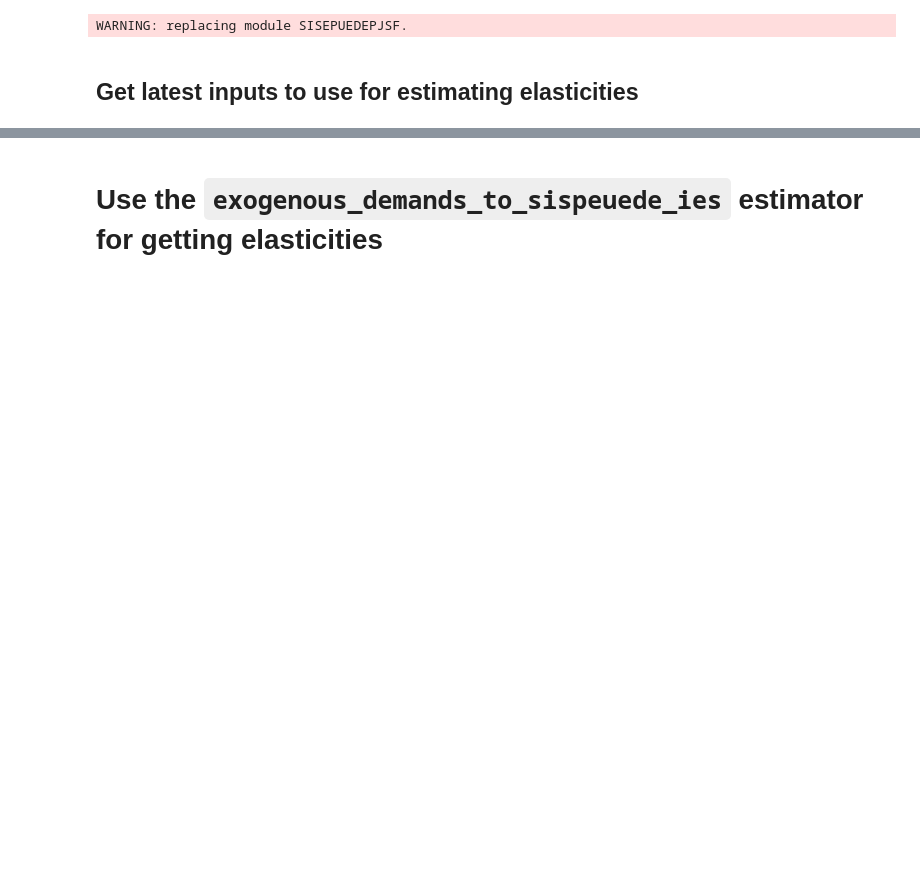
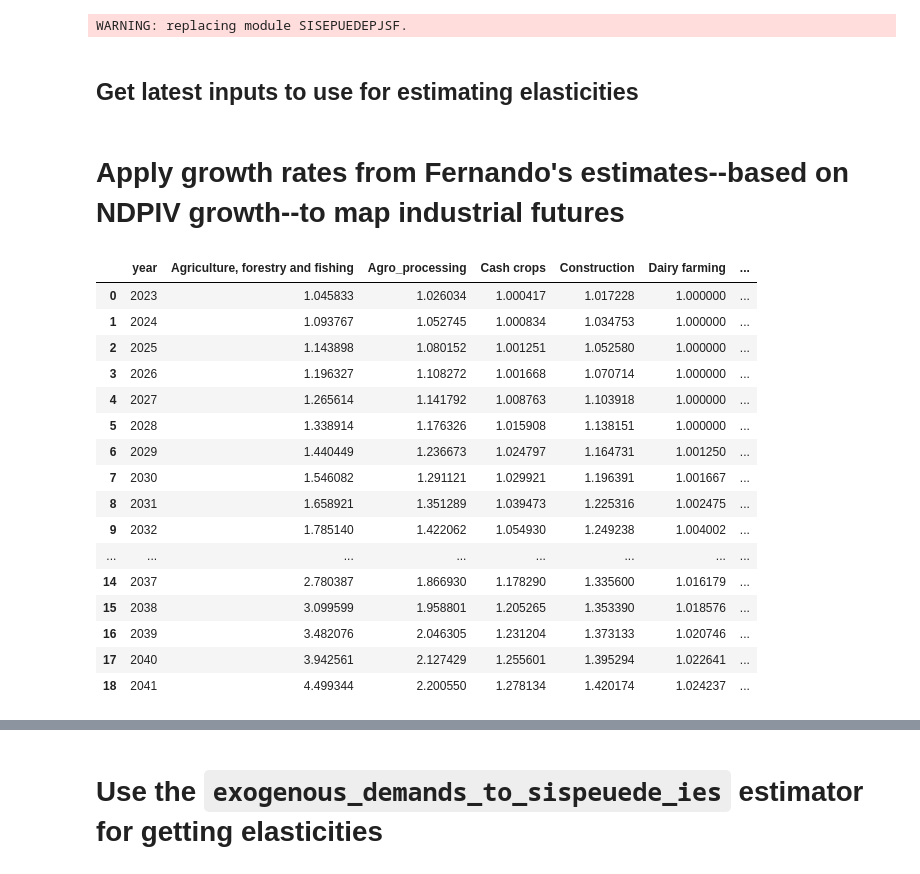
Before and after one commit to sisepuede-framework/ssp_uganda_data, a Jupyter notebook: data_processing/ELASTICITIES_INDUSTRIAL_PRODUCTION.ipynb, the cells around one changed output, grey strips where cells are left out. Drawn from its saved outputs; the diff is of its cells as text; code cells hidden in the pictures; blank space fills up the shorter version.

```diff
--- a/data_processing/ELASTICITIES_INDUSTRIAL_PRODUCTION.ipynb
+++ b/data_processing/ELASTICITIES_INDUSTRIAL_PRODUCTION.ipynb
@@ -92,0 +97,2 @@ time_period_project_first = int(float(df_ext[time_periods.field_time_period].max
+# %% [markdown]
+# Apply growth rates from Fernando's estimates--based on NDPIV growth--to map industrial futures
@@ -92,0 +161,50 @@ time_period_project_first = int(float(df_ext[time_periods.field_time_period].max
+# %%
+df_ndpiv_ests_to_vals = df_ndpiv_ests.copy()
+df_ndpiv_ests_to_vals[time_periods.field_year] += 1
+
+# get set of years to merge to s
+df_years_base = pd.DataFrame(
+    {
+        time_periods.field_year: range(
+            df_ext_by_year[time_periods.field_year].max() + 1,
+            df_ndpiv_ests_to_vals[time_periods.field_year].max() + 1,
+        )
+    }
+)
+
+# convert this to scalars
+df_ndpiv_ests_to_scalars = (
+    pd.merge(
+        df_years_base,
+        df_ndpiv_ests_to_vals,
+        how = "left"
+    )
+    .bfill()
+)
+
+# convert to scalars that are applied to the last time period
+arr_prod_proj = df_ndpiv_ests_to_scalars[all_sectors_ndpiv].to_numpy()
+arr_prod_proj = np.cumprod(
+    1 + arr_prod_proj,
+    axis = 0,
+)
+
+df_ndpiv_ests_to_scalars[all_sectors_ndpiv] = arr_prod_proj
+# %% [output]
+|  | year | Agriculture, forestry and fishing | Agro_processing | Cash crops | Construction | Dairy farming | ... |
+| 0 | 2023 | 1.045833 | 1.026034 | 1.000417 | 1.017228 | 1.000000 | ... |
+| 1 | 2024 | 1.093767 | 1.052745 | 1.000834 | 1.034753 | 1.000000 | ... |
+| 2 | 2025 | 1.143898 | 1.080152 | 1.001251 | 1.052580 | 1.000000 | ... |
+| 3 | 2026 | 1.196327 | 1.108272 | 1.001668 | 1.070714 | 1.000000 | ... |
+| 4 | 2027 | 1.265614 | 1.141792 | 1.008763 | 1.103918 | 1.000000 | ... |
+| 5 | 2028 | 1.338914 | 1.176326 | 1.015908 | 1.138151 | 1.000000 | ... |
+| 6 | 2029 | 1.440449 | 1.236673 | 1.024797 | 1.164731 | 1.001250 | ... |
+| 7 | 2030 | 1.546082 | 1.291121 | 1.029921 | 1.196391 | 1.001667 | ... |
+| 8 | 2031 | 1.658921 | 1.351289 | 1.039473 | 1.225316 | 1.002475 | ... |
+| 9 | 2032 | 1.785140 | 1.422062 | 1.054930 | 1.249238 | 1.004002 | ... |
+| ... | ... | ... | ... | ... | ... | ... | ... |
+| 14 | 2037 | 2.780387 | 1.866930 | 1.178290 | 1.335600 | 1.016179 | ... |
+| 15 | 2038 | 3.099599 | 1.958801 | 1.205265 | 1.353390 | 1.018576 | ... |
+| 16 | 2039 | 3.482076 | 2.046305 | 1.231204 | 1.373133 | 1.020746 | ... |
+| 17 | 2040 | 3.942561 | 2.127429 | 1.255601 | 1.395294 | 1.022641 | ... |
+| 18 | 2041 | 4.499344 | 2.200550 | 1.278134 | 1.420174 | 1.024237 | ... |
```
Also changed, not shown: parts of 12 cells of this notebook, 1 other file.
